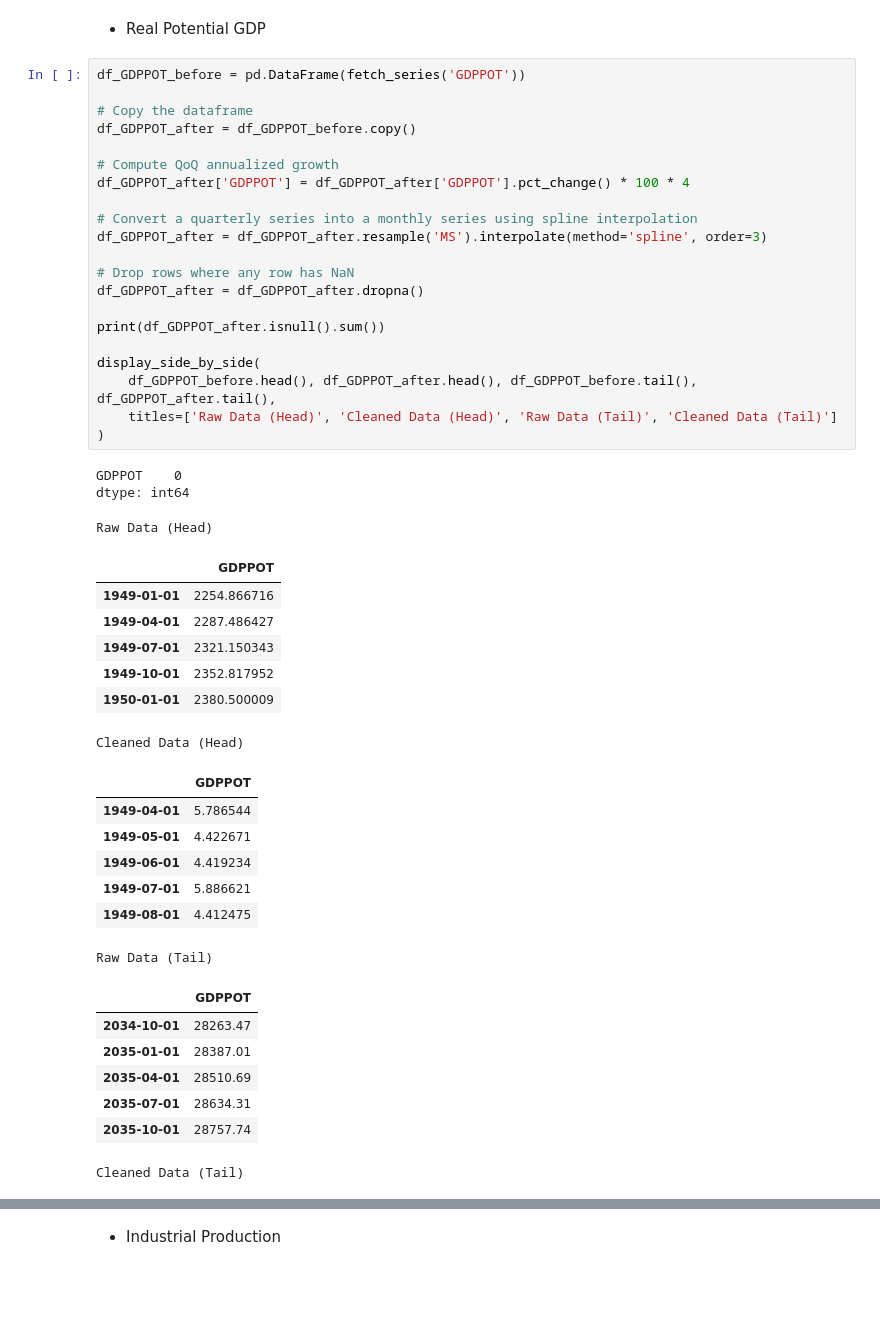
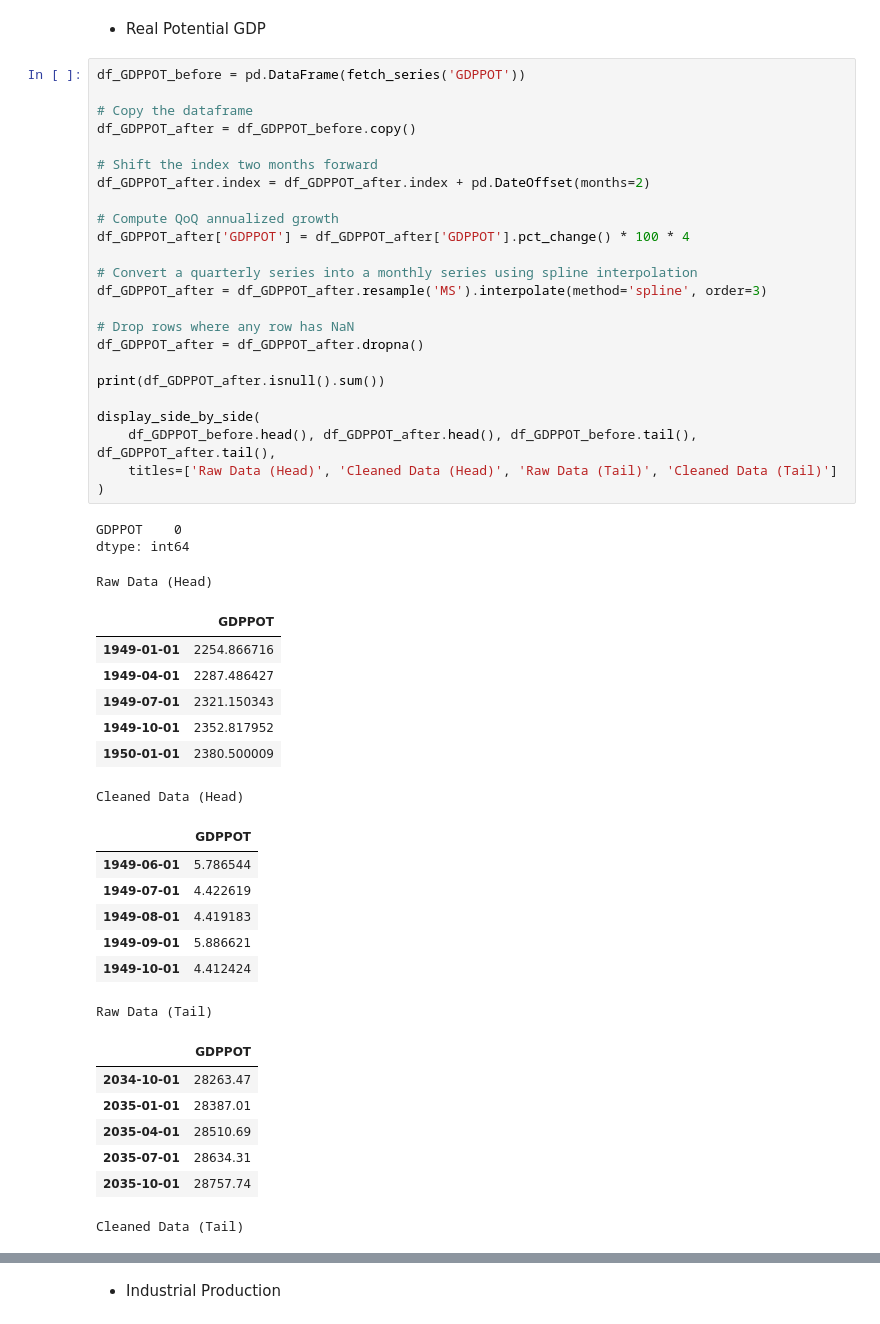
Before and after one commit to taso5789/ds-project-portfolio, a Jupyter notebook: code/1_DataPrep_EDA.ipynb, the cells around one changed output, grey strips where cells are left out. Saved outputs shown, nothing was run; the diff lists cells and outputs as text; blank space fills up the shorter version.

```diff
--- a/code/1_DataPrep_EDA.ipynb
+++ b/code/1_DataPrep_EDA.ipynb
@@ -455,39 +461,42 @@ df_GDPPOT_before = pd.DataFrame(fetch_series('GDPPOT'))
 
 # Copy the dataframe
 df_GDPPOT_after = df_GDPPOT_before.copy()
+
+# Shift the index two months forward
+df_GDPPOT_after.index = df_GDPPOT_after.index + pd.DateOffset(months=2)
 
 # Compute QoQ annualized growth
 df_GDPPOT_after['GDPPOT'] = df_GDPPOT_after['GDPPOT'].pct_change() * 100 * 4
 
 # Convert a quarterly series into a monthly series using spline interpolation
 df_GDPPOT_after = df_GDPPOT_after.resample('MS').interpolate(method='spline', order=3)
 
 # Drop rows where any row has NaN
 df_GDPPOT_after = df_GDPPOT_after.dropna()
 
 print(df_GDPPOT_after.isnull().sum())
 
 display_side_by_side(
     df_GDPPOT_before.head(), df_GDPPOT_after.head(), df_GDPPOT_before.tail(), df_GDPPOT_after.tail(),
     titles=['Raw Data (Head)', 'Cleaned Data (Head)', 'Raw Data (Tail)', 'Cleaned Data (Tail)']
 )
 # %% [output]
 GDPPOT    0
 dtype: int64
 Raw Data (Head)
 |  | GDPPOT |
 | 1949-01-01 | 2254.866716 |
 | 1949-04-01 | 2287.486427 |
 | 1949-07-01 | 2321.150343 |
 | 1949-10-01 | 2352.817952 |
 | 1950-01-01 | 2380.500009 |
 Cleaned Data (Head)
 |  | GDPPOT |
-| 1949-04-01 | 5.786544 |
-| 1949-05-01 | 4.422671 |
-| 1949-06-01 | 4.419234 |
-| 1949-07-01 | 5.886621 |
-| 1949-08-01 | 4.412475 |
+| 1949-06-01 | 5.786544 |
+| 1949-07-01 | 4.422619 |
+| 1949-08-01 | 4.419183 |
+| 1949-09-01 | 5.886621 |
+| 1949-10-01 | 4.412424 |
 Raw Data (Tail)
 |  | GDPPOT |
 | 2034-10-01 | 28263.47 |
```
Also changed, not shown: parts of 8 cells of this notebook, 39 other files.
